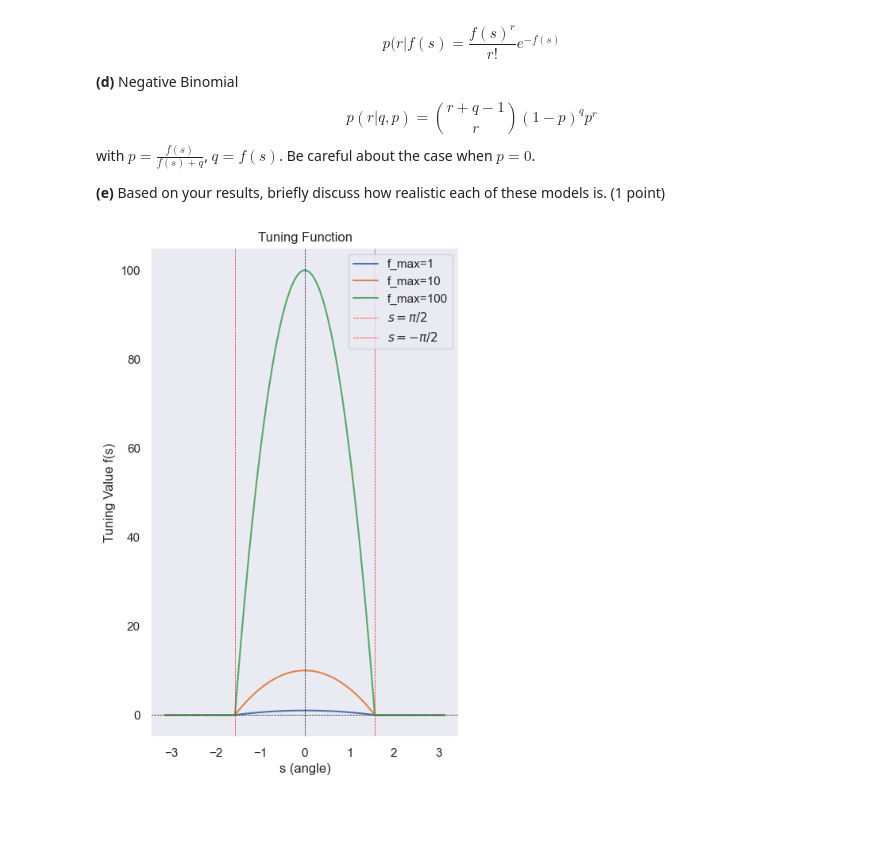
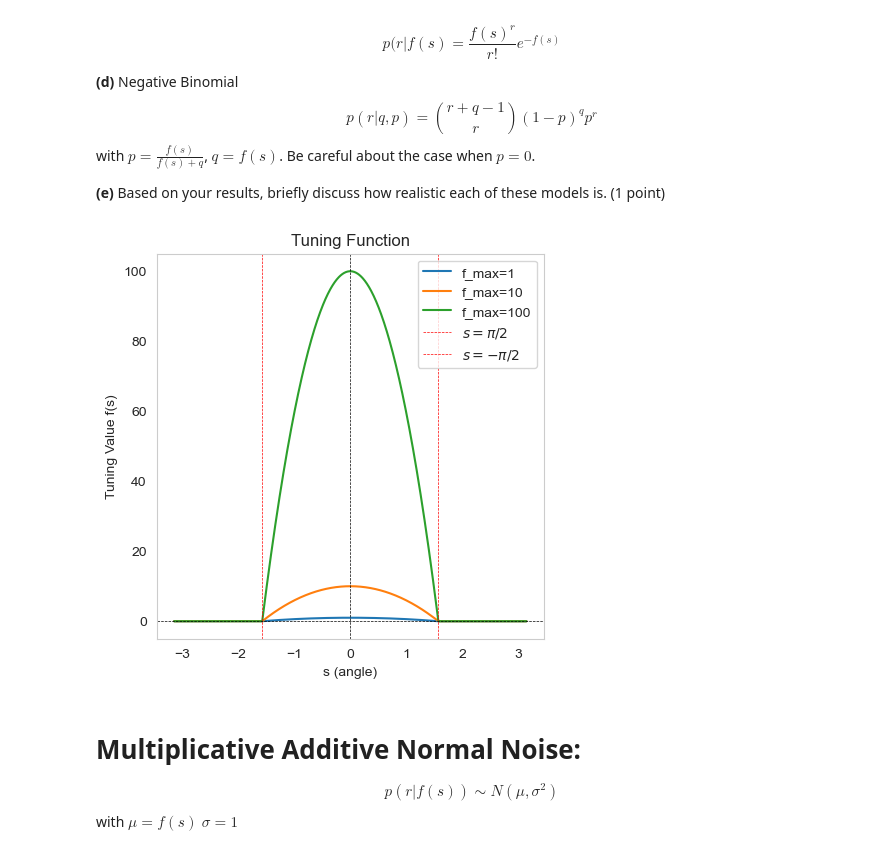
Before and after one commit to aakarsh/S25-Neural-Coding, a Jupyter notebook: homeworks/2025_Neural_coding_Homework3.ipynb, the cells around one changed output. Drawn from its saved outputs; the diff is of its cells as text; code cells hidden in the pictures; blank space fills up the shorter version.

```diff
--- a/homeworks/2025_Neural_coding_Homework3.ipynb
+++ b/homeworks/2025_Neural_coding_Homework3.ipynb
@@ -32,6 +32,12 @@ about the shape of the p.m.f. as λ grows?
 import numpy as np
 import matplotlib.pyplot as plt
 from scipy.stats import poisson
+import scipy
+import seaborn as sns
+
+sns.set_style('whitegrid')
+
+np.random.seed(42)
 
 _lambdas = [1, 5, 10, 50]
 
@@ -127,38 +135,57 @@ with $p=\frac{f(s)}{f(s)+q}$, $q=f(s)$.
 Be careful about the case when $p = 0$.
 
 **(e)** Based on your results, briefly discuss how realistic each of these models is. (1 point)
+# %%
+def tuning_function(s, f_max):
+    if s >= -np.pi/2 and s <= np.pi/2:
+        return -f_max * (4/(np.pi**2))   * (s - np.pi/2)*(s + np.pi/2)
+    else:
+        return 0
+
+def evaluate_tuning_function(grid_points, f_max):
+    """
+    Vectorized evaluation of tuning function.
+    """
+    s = np.zeros_like(grid_points)
+    # mask out all that lie outside range.
+    zero_mask = np.abs(grid_points) > np.pi/2
+    s[~zero_mask] = -f_max * (4/(np.pi**2)) *  (grid_points[~zero_mask]**2  - (np.pi/2)**2)
+    return s
+
+n_points=100
+n_samples=10
+
+grid_points = np.linspace(-np.pi, np.pi, n_points)
+vec_ans = evaluate_tuning_function(grid_points, f_max=10)
+ans = np.array([tuning_function(s, f_max=10) for s in grid_points])
+assert vec_ans.shape == ans.shape
+assert np.allclose(vec_ans, ans)
 # %%
 import numpy as np
 import matplotlib.pyplot as plt
 
 f_max_list = [1, 10, 100]
 s_interval = np.linspace(-np.pi, np.pi, 1000, endpoint=True)
 
-def tuning_function(s, f_max):
-    if s >= -np.pi/2 and s <= np.pi/2:
-        return -f_max * (4/(np.pi**2))   * (s - np.pi/2)*(s + np.pi/2)
-    else:
-        return 0
-
-plt.figure(figsize=(5, 8))
+plt.figure(figsize=(5, 5))
 for f_max in f_max_list:
-    tuning_values = [tuning_function(s, f_max) for s in s_interval]
+    tuning_values = evaluate_tuning_function(s_interval, f_max)
     plt.plot(s_interval, tuning_values, label=f"f_max={f_max}")
 
 # mark pi and -pi
 plt.axvline(np.pi/2, color='red', lw=0.5, ls='--', label='$s=\pi/2$')
 plt.axvline(-np.pi/2, color='red', lw=0.5, ls='--', label='$s=-\pi/2$')
 
 plt.title("Tuning Function")
 plt.xlabel("s (angle)")
 plt.ylabel("Tuning Value f(s)")
 plt.axhline(0, color='black', lw=0.5, ls='--')
 plt.axvline(0, color='black', lw=0.5, ls='--')
 plt.legend()
 plt.grid()
 plt.show()
 # %% [output]
-[figure, old version]
+[figure, new version]
 # %%
 def plot_samples(s_vals, noiseless_f, samples , title, ax=None):
     n_samples = samples.shape[1] #
@@ -182,2 +207,9 @@ def plot_samples(s_vals, noiseless_f, samples , title, ax=None):
+# %% [markdown]
+# Multiplicative Additive Normal Noise:
+
+$$p(r|f(s)) \sim N(\mu, \sigma^2)$$
+with
+    $\mu=f(s)$
+    $\sigma=1$
 # %%
 """
```
Also changed, not shown: parts of 17 cells of this notebook, 1 other file.
